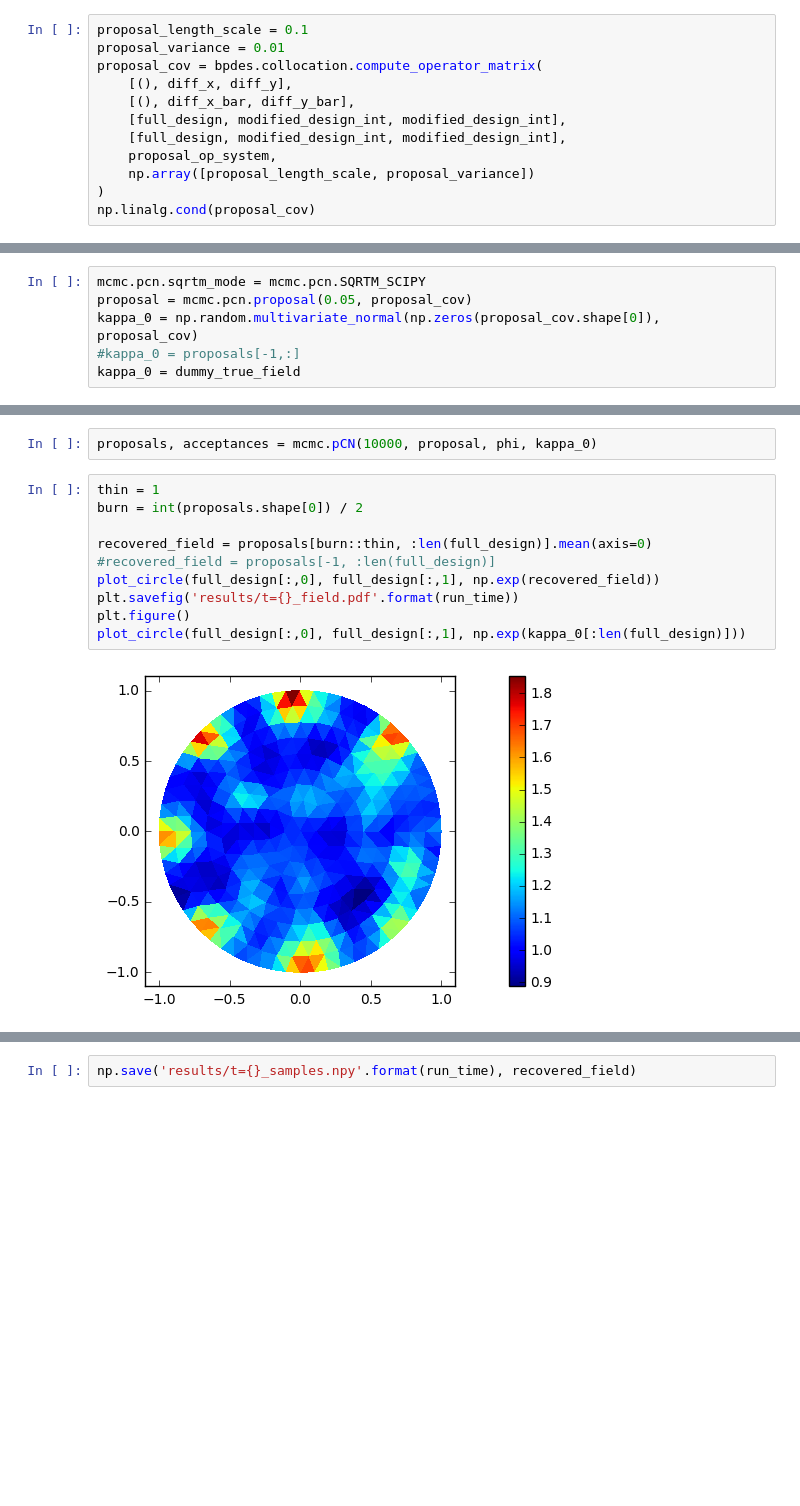
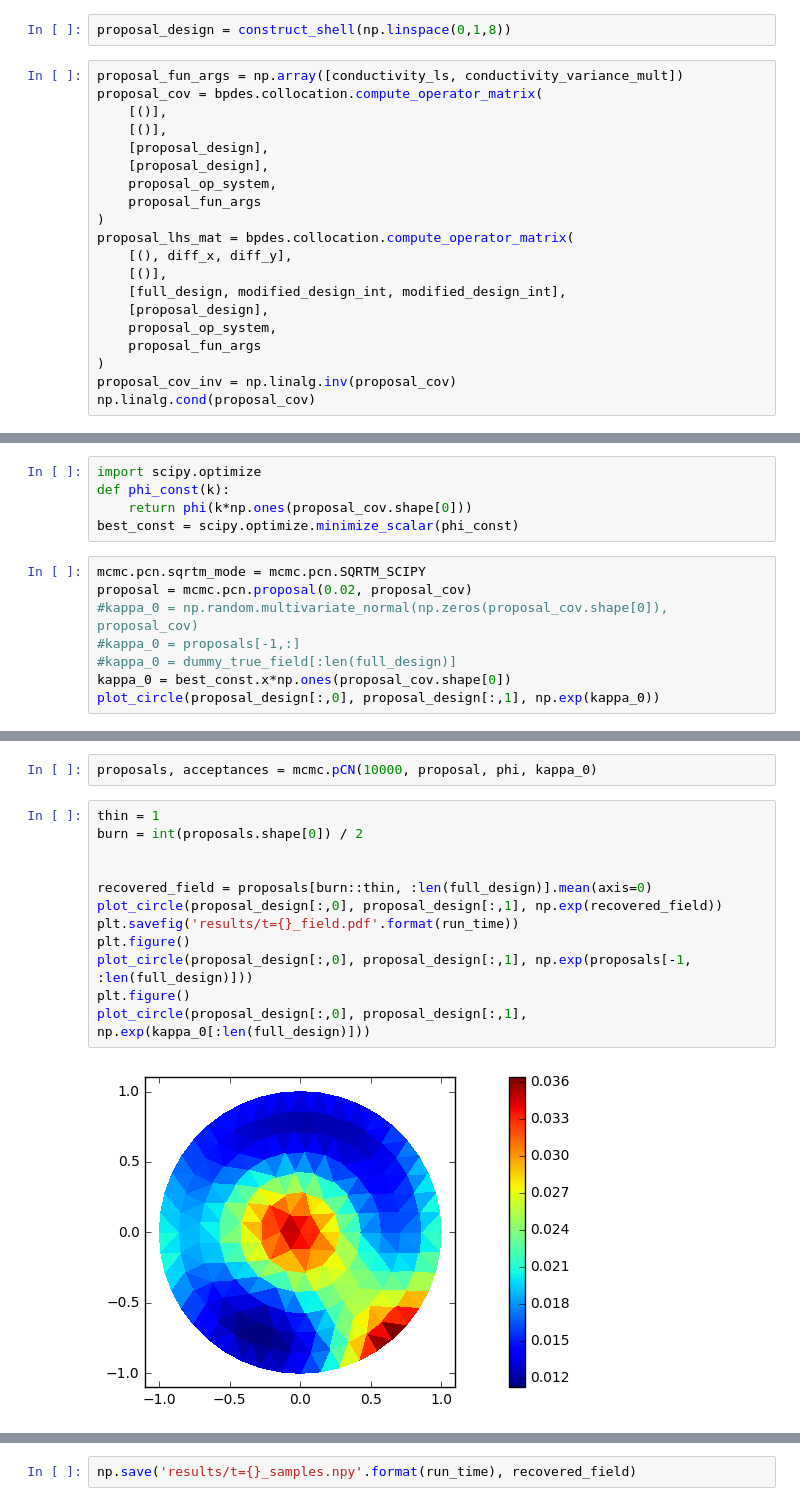
Before and after one commit to jcockayne/hydrocyclone_code, a Jupyter notebook: notebooks/Hydrocyclone_Static_EIT.ipynb, the cells around one changed output, grey strips where cells are left out. Saved outputs shown, nothing was run; the diff lists cells and outputs as text; blank space fills up the shorter version.

```diff
--- a/notebooks/Hydrocyclone_Static_EIT.ipynb
+++ b/notebooks/Hydrocyclone_Static_EIT.ipynb
@@ -298,16 +314,26 @@ proposal_op_system = bpdes.operator_compilation.sympy_gram.compile_sympy(
     proposal_kernel,
     [[s_x, s_y], [s_xbar, s_ybar], [s_length_scale, s_variance]]
 )
+# %%
+proposal_design = construct_shell(np.linspace(0,1,8))
 # %%
-proposal_length_scale = 0.1
-proposal_variance = 0.01
+proposal_fun_args = np.array([conductivity_ls, conductivity_variance_mult])
 proposal_cov = bpdes.collocation.compute_operator_matrix(
+    [()],
+    [()],
+    [proposal_design],
+    [proposal_design],
+    proposal_op_system,
+    proposal_fun_args
+)
+proposal_lhs_mat = bpdes.collocation.compute_operator_matrix(
     [(), diff_x, diff_y],
-    [(), diff_x_bar, diff_y_bar],
+    [()],
     [full_design, modified_design_int, modified_design_int],
-    [full_design, modified_design_int, modified_design_int],
+    [proposal_design],
     proposal_op_system,
-    np.array([proposal_length_scale, proposal_variance])
+    proposal_fun_args
 )
+proposal_cov_inv = np.linalg.inv(proposal_cov)
 np.linalg.cond(proposal_cov)
 # %% [output]
@@ -315,6 +368,13 @@ np.linalg.cond(proposal_cov)
+# %%
+import scipy.optimize
+def phi_const(k):
+    return phi(k*np.ones(proposal_cov.shape[0]))
+best_const = scipy.optimize.minimize_scalar(phi_const)
 # %%
 mcmc.pcn.sqrtm_mode = mcmc.pcn.SQRTM_SCIPY
-proposal = mcmc.pcn.proposal(0.05, proposal_cov)
-kappa_0 = np.random.multivariate_normal(np.zeros(proposal_cov.shape[0]), proposal_cov)
+proposal = mcmc.pcn.proposal(0.02, proposal_cov)
+#kappa_0 = np.random.multivariate_normal(np.zeros(proposal_cov.shape[0]), proposal_cov)
 #kappa_0 = proposals[-1,:]
-kappa_0 = dummy_true_field
+#kappa_0 = dummy_true_field[:len(full_design)]
+kappa_0 = best_const.x*np.ones(proposal_cov.shape[0])
+plot_circle(proposal_design[:,0], proposal_design[:,1], np.exp(kappa_0))
@@ -329,12 +391,14 @@ proposals, acceptances = mcmc.pCN(10000, proposal, phi, kappa_0)
 # %%
 thin = 1
 burn = int(proposals.shape[0]) / 2
 
+
 recovered_field = proposals[burn::thin, :len(full_design)].mean(axis=0)
-#recovered_field = proposals[-1, :len(full_design)]
-plot_circle(full_design[:,0], full_design[:,1], np.exp(recovered_field))
+plot_circle(proposal_design[:,0], proposal_design[:,1], np.exp(recovered_field))
 plt.savefig('results/t={}_field.pdf'.format(run_time))
 plt.figure()
-plot_circle(full_design[:,0], full_design[:,1], np.exp(kappa_0[:len(full_design)]))
+plot_circle(proposal_design[:,0], proposal_design[:,1], np.exp(proposals[-1, :len(full_design)]))
+plt.figure()
+plot_circle(proposal_design[:,0], proposal_design[:,1], np.exp(kappa_0[:len(full_design)]))
 # %% [output]
-[figure, old version]
+[figure, new version]
```
Also changed, not shown: parts of 34 cells of this notebook, 1 other file.
